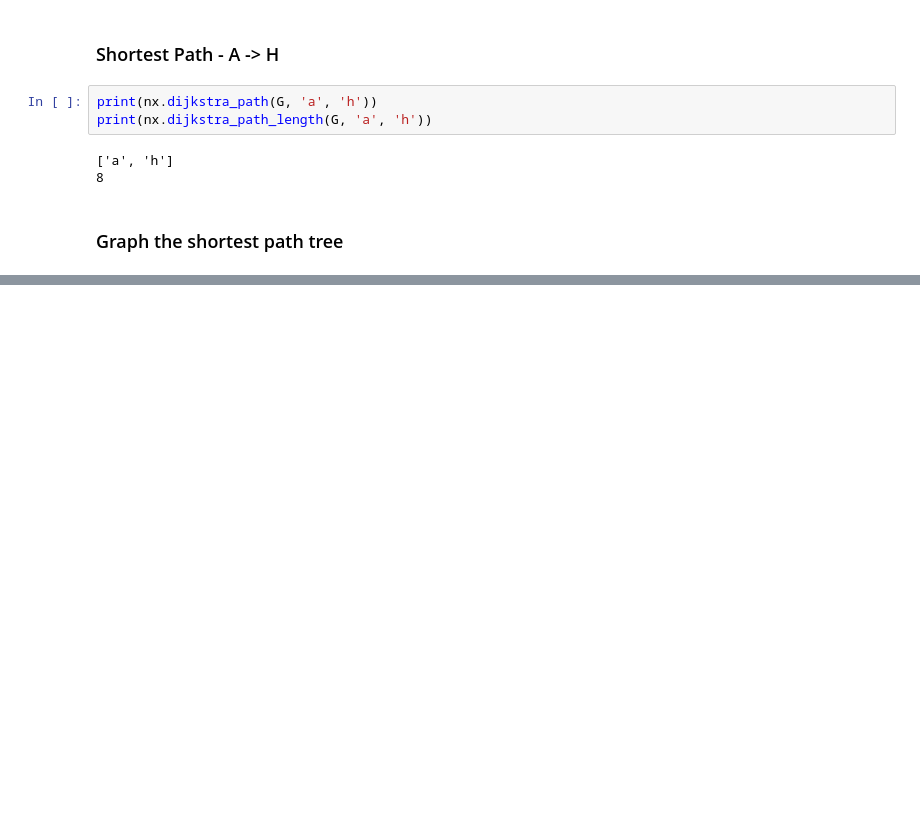
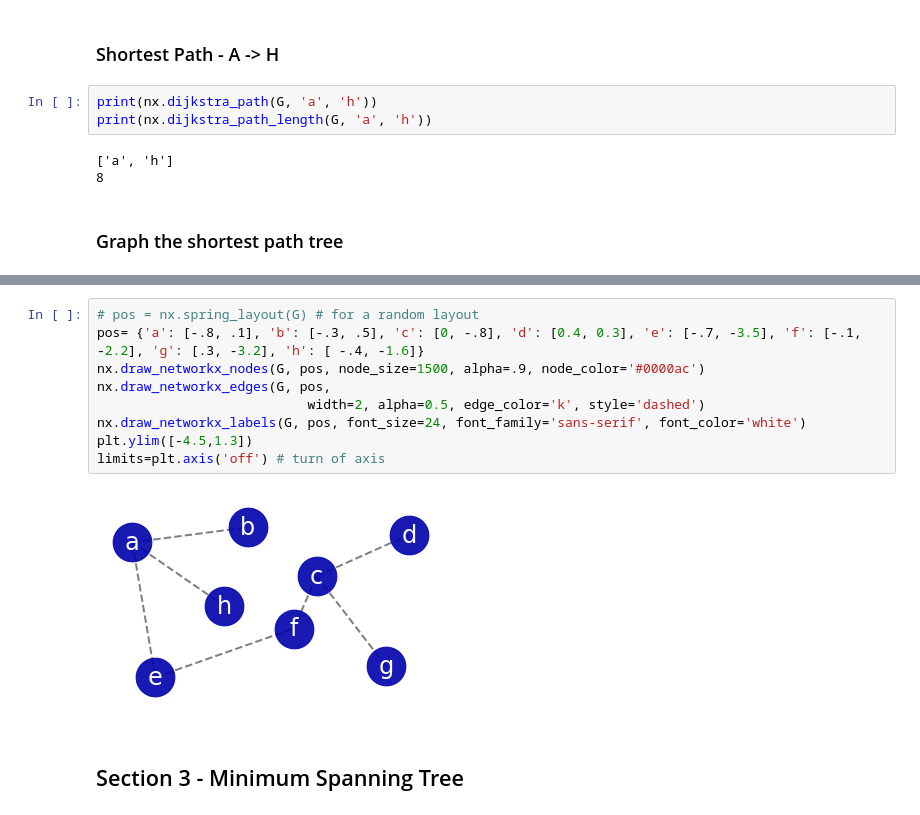
Before and after one commit to michaeldavitt/COMP20230_Sorting_and_Graphs, a Jupyter notebook: 17309836.ipynb, the cells around one changed output, grey strips where cells are left out. Saved outputs shown, nothing was run; the diff lists cells and outputs as text; blank space fills up the shorter version.

Commit message:
Creates minimum spanning tree using results of Dijkstra's algorithm

```diff
--- a/17309836.ipynb
+++ b/17309836.ipynb
@@ -392,0 +403,13 @@ print(nx.dijkstra_path_length(G, 'a', 'h'))
+# %%
+# pos = nx.spring_layout(G) # for a random layout
+pos= {'a': [-.8, .1], 'b': [-.3, .5], 'c': [0, -.8], 'd': [0.4, 0.3], 'e': [-.7, -3.5], 'f': [-.1, -2.2], 'g': [.3, -3.2], 'h': [ -.4, -1.6]}
+nx.draw_networkx_nodes(G, pos, node_size=1500, alpha=.9, node_color='#0000ac')
+nx.draw_networkx_edges(G, pos,
+                           width=2, alpha=0.5, edge_color='k', style='dashed')
+nx.draw_networkx_labels(G, pos, font_size=24, font_family='sans-serif', font_color='white')
+plt.ylim([-4.5,1.3])
+limits=plt.axis('off') # turn of axis
+# %% [output]
+[figure, added]
+# %% [markdown]
+## Section 3 - Minimum Spanning Tree
```
Also changed, not shown: parts of 1 cell of this notebook.
